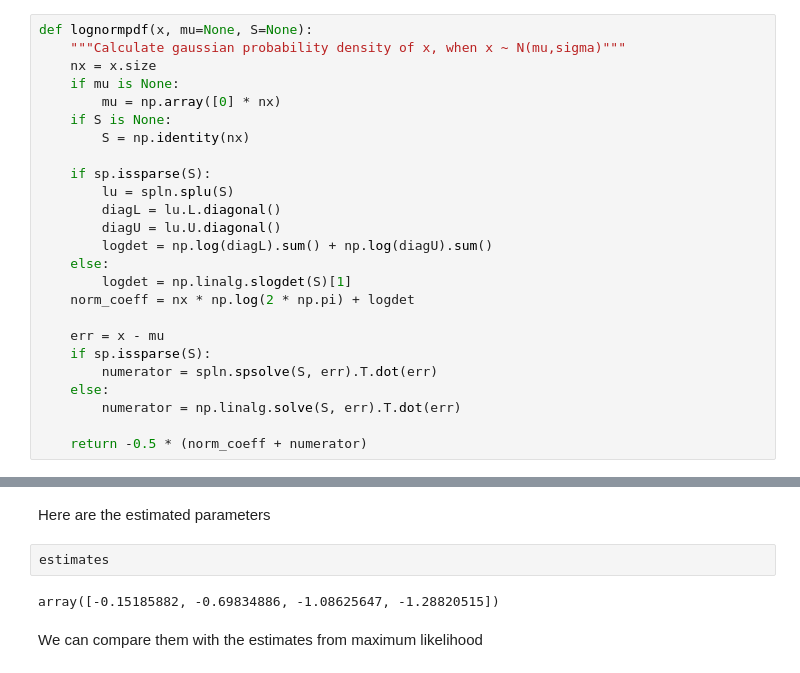
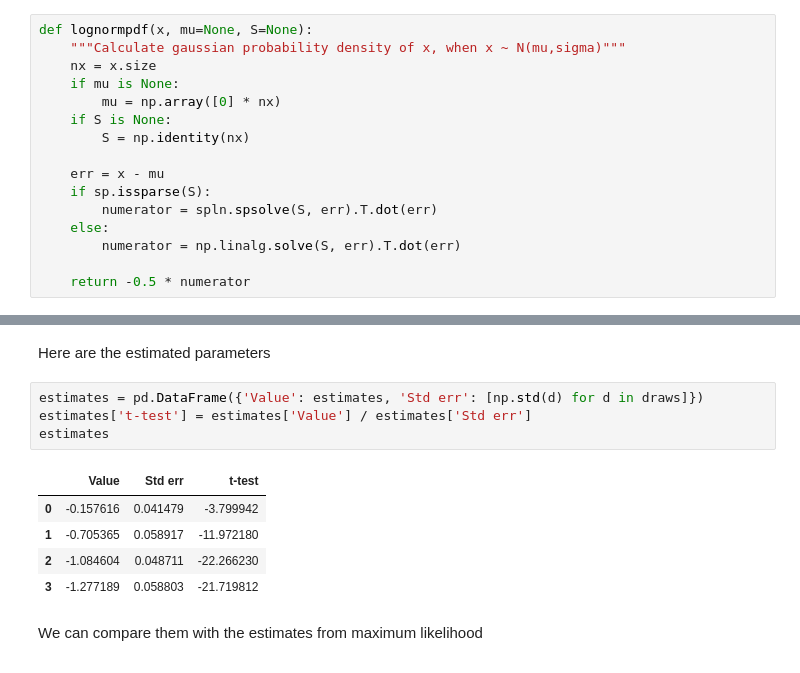
Before and after one commit to michelbierlaire/optimization_and_simulation, a Jupyter notebook: Metropolis Hastings - Biogeme.ipynb, the cells around one changed output, grey strips where cells are left out. Drawn from its saved outputs; the diff is of its cells as text.

```diff
--- a/Metropolis Hastings - Biogeme.ipynb
+++ b/Metropolis Hastings - Biogeme.ipynb
@@ -101,22 +103,13 @@ def lognormpdf(x, mu=None, S=None):
     if S is None:
         S = np.identity(nx)
 
-    if sp.issparse(S):
-        lu = spln.splu(S)
-        diagL = lu.L.diagonal()
-        diagU = lu.U.diagonal()
-        logdet = np.log(diagL).sum() + np.log(diagU).sum()
-    else:
-        logdet = np.linalg.slogdet(S)[1]
-    norm_coeff = nx * np.log(2 * np.pi) + logdet
-
     err = x - mu
     if sp.issparse(S):
         numerator = spln.spsolve(S, err).T.dot(err)
     else:
         numerator = np.linalg.solve(S, err).T.dot(err)
 
-    return -0.5 * (norm_coeff + numerator)
+    return -0.5 * numerator
 # %% [markdown]
 Here, the state is a vector with the values of the parameters.
 # %%
@@ -224,9 +203,15 @@ Effective number of simulation draws: [120.15639879 108.87385143  83.05800018  7
 # %% [markdown]
 Here are the estimated parameters
-# %%
-estimates
-# %% [output]
-array([-0.15185882, -0.69834886, -1.08625647, -1.28820515])
+# %%
+estimates = pd.DataFrame({'Value': estimates, 'Std err': [np.std(d) for d in draws]})
+estimates['t-test'] = estimates['Value'] / estimates['Std err']
+estimates
+# %% [output]
+|  | Value | Std err | t-test |
+| 0 | -0.157616 | 0.041479 | -3.799942 |
+| 1 | -0.705365 | 0.058917 | -11.972180 |
+| 2 | -1.084604 | 0.048711 | -22.266230 |
+| 3 | -1.277189 | 0.058803 | -21.719812 |
 # %% [markdown]
 We can compare them with the estimates from maximum likelihood
 # %%
```
Also changed, not shown: parts of 7 cells of this notebook.
